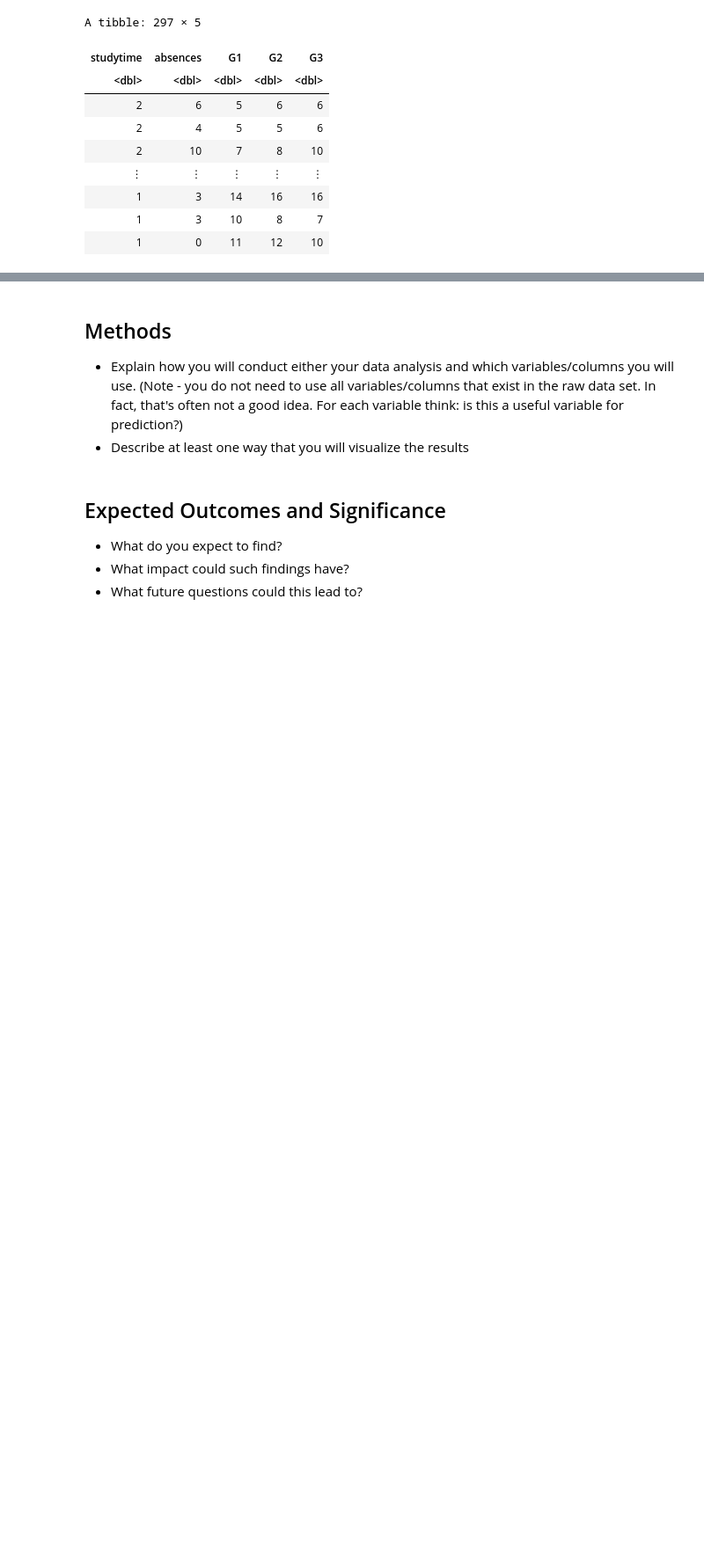
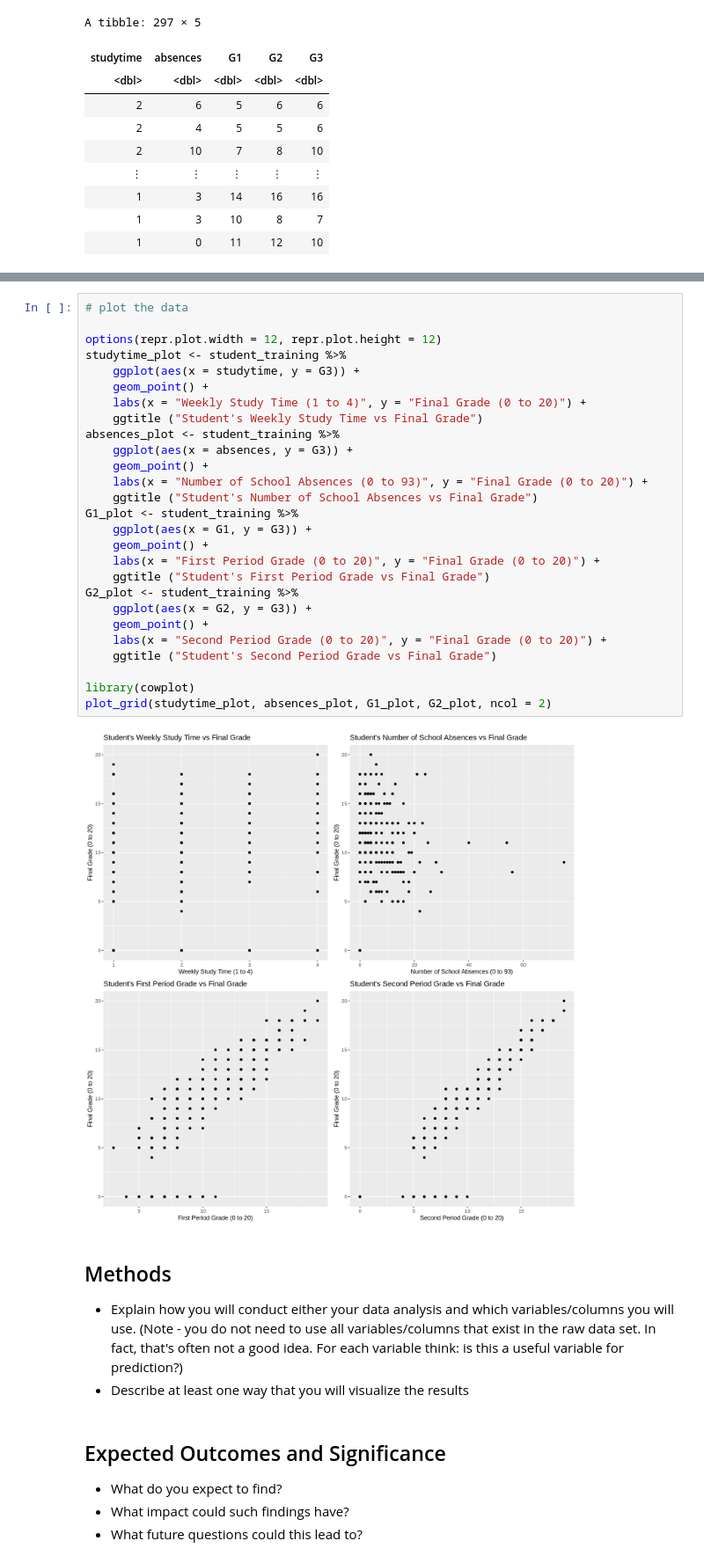
Before and after one commit to caileym3/ds-group-19-project-proposal, a Jupyter notebook: project-proposal.ipynb, the cells around one changed output, grey strips where cells are left out. Shown: that part at 88% size. Saved outputs shown, nothing was run; the diff lists cells and outputs as text; blank space fills up the shorter version.

```diff
--- a/project-proposal.ipynb
+++ b/project-proposal.ipynb
@@ -118,3 +112,32 @@ grades_plot_2
+# %%
+# plot the data
+
+options(repr.plot.width = 12, repr.plot.height = 12)
+studytime_plot <- student_training %>%
+    ggplot(aes(x = studytime, y = G3)) +
+    geom_point() +
+    labs(x = "Weekly Study Time (1 to 4)", y = "Final Grade (0 to 20)") +
+    ggtitle ("Student's Weekly Study Time vs Final Grade")
+absences_plot <- student_training %>%
+    ggplot(aes(x = absences, y = G3)) +
+    geom_point() +
+    labs(x = "Number of School Absences (0 to 93)", y = "Final Grade (0 to 20)") +
+    ggtitle ("Student's Number of School Absences vs Final Grade")
+G1_plot <- student_training %>%
+    ggplot(aes(x = G1, y = G3)) +
+    geom_point() +
+    labs(x = "First Period Grade (0 to 20)", y = "Final Grade (0 to 20)") +
+    ggtitle ("Student's First Period Grade vs Final Grade")
+G2_plot <- student_training %>%
+    ggplot(aes(x = G2, y = G3)) +
+    geom_point() +
+    labs(x = "Second Period Grade (0 to 20)", y = "Final Grade (0 to 20)") +
+    ggtitle ("Student's Second Period Grade vs Final Grade")
+
+library(cowplot)
+plot_grid(studytime_plot, absences_plot, G1_plot, G2_plot, ncol = 2)
+# %% [output]
+[figure, added]
 # %% [markdown]
 ## Methods
 - Explain how you will conduct either your data analysis and which variables/columns you will use.
```
Also changed, not shown: parts of 3 cells of this notebook.
